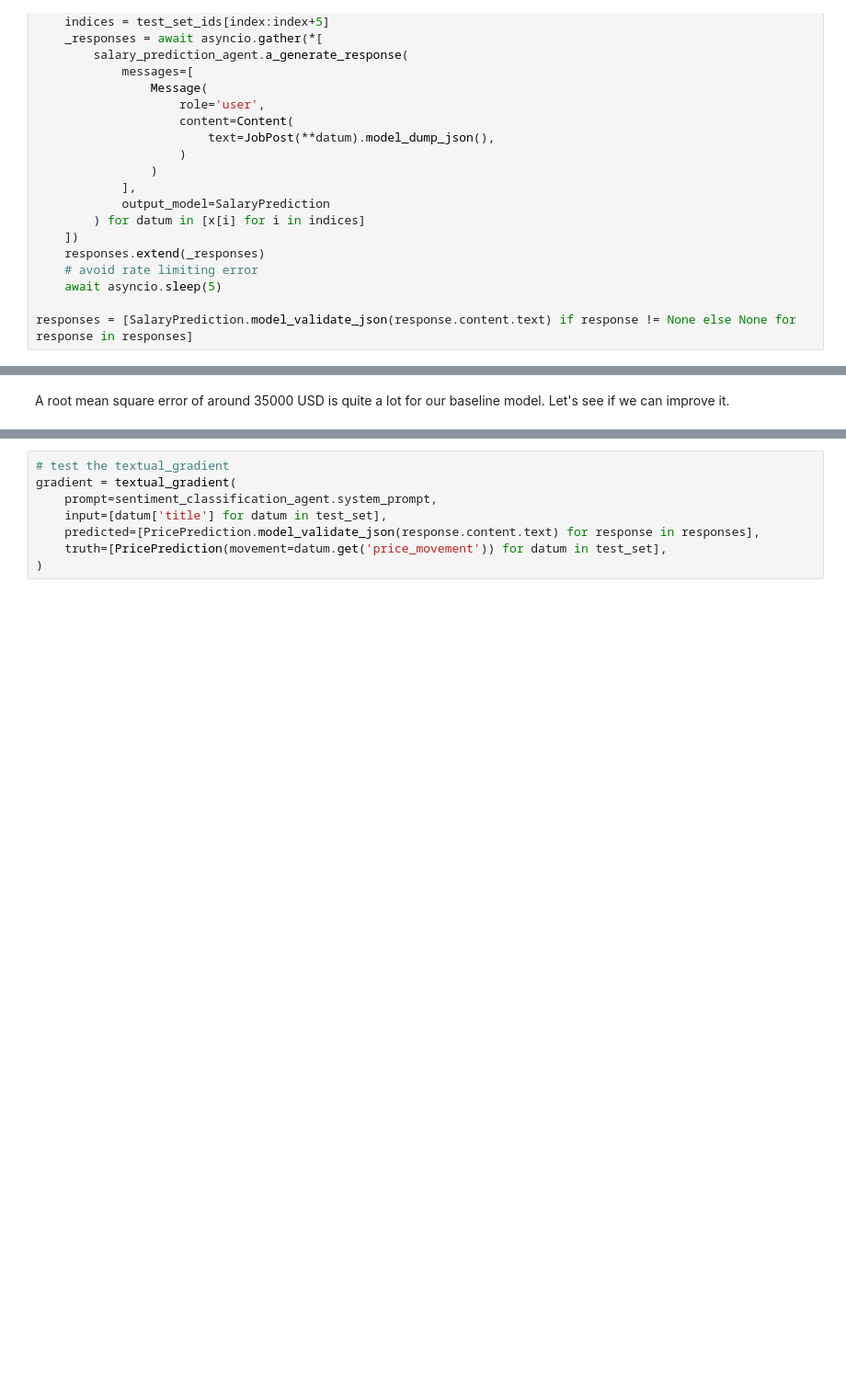
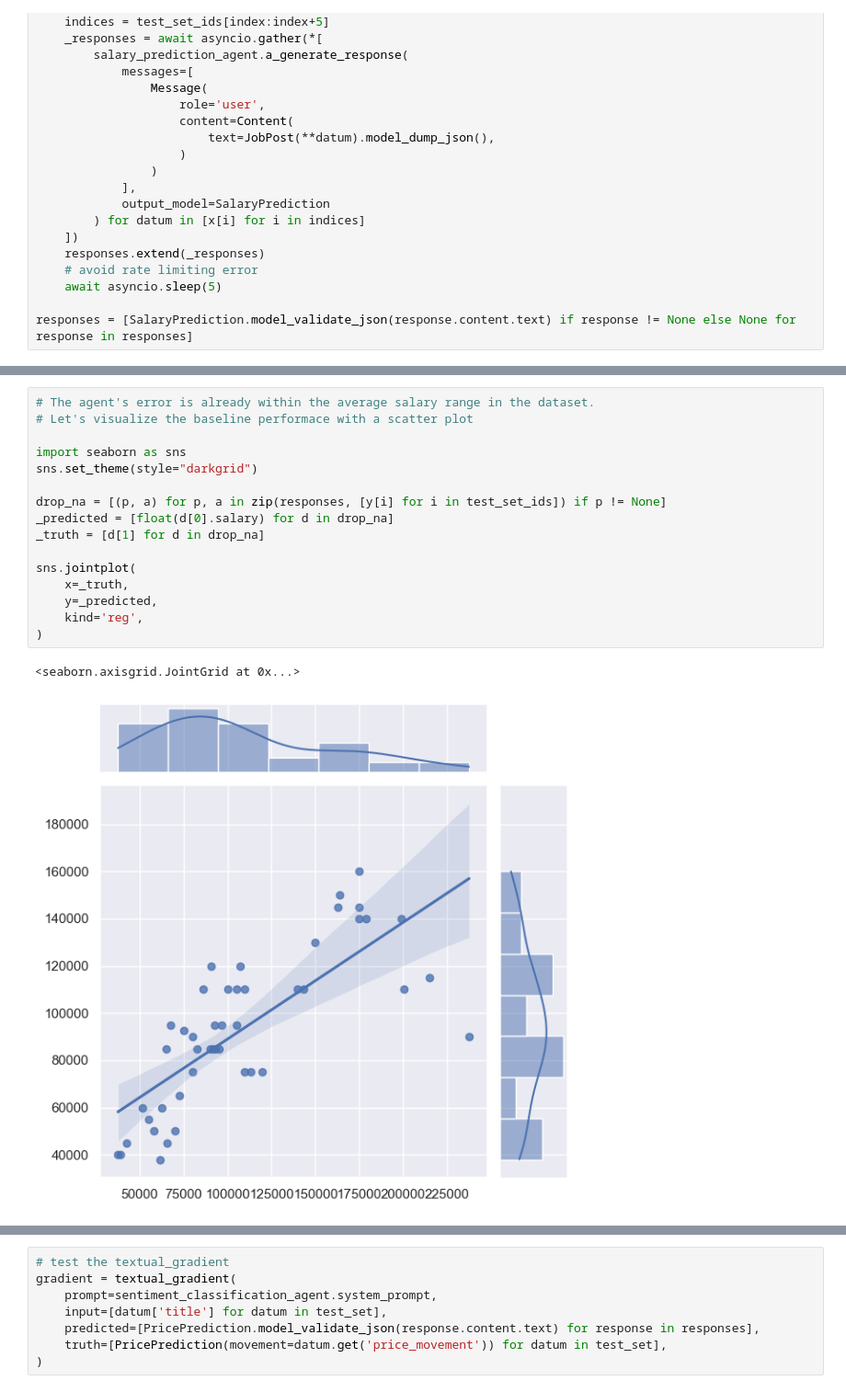
Before and after one commit to JeremyKulcsarDS/agentx, a Jupyter notebook: docs/prompt_optimisation.ipynb, the cells around one changed output, grey strips where cells are left out. Shown at 92% size. Saved outputs shown, nothing was run; the diff lists cells and outputs as text; blank space fills up the shorter version.

```diff
--- a/docs/prompt_optimisation.ipynb
+++ b/docs/prompt_optimisation.ipynb
@@ -191,3 +195,20 @@ metric(
-# %% [markdown]
-A root mean square error of around 35000 USD is quite a lot for our baseline model. Let's see if we can improve it.
+# %%
+# The agent's error is already within the average salary range in the dataset.
+# Let's visualize the baseline performace with a scatter plot
+
+import seaborn as sns
+sns.set_theme(style="darkgrid")
+
+drop_na = [(p, a) for p, a in zip(responses, [y[i] for i in test_set_ids]) if p != None]
+_predicted = [float(d[0].salary) for d in drop_na]
+_truth = [d[1] for d in drop_na]
+
+sns.jointplot(
+    x=_truth,
+    y=_predicted,
+    kind='reg',
+)
+# %% [output]
+<seaborn.axisgrid.JointGrid at 0x...>
+[figure, added]
 # %%
```
Also changed, not shown: parts of 2 cells of this notebook, 5 other files.
